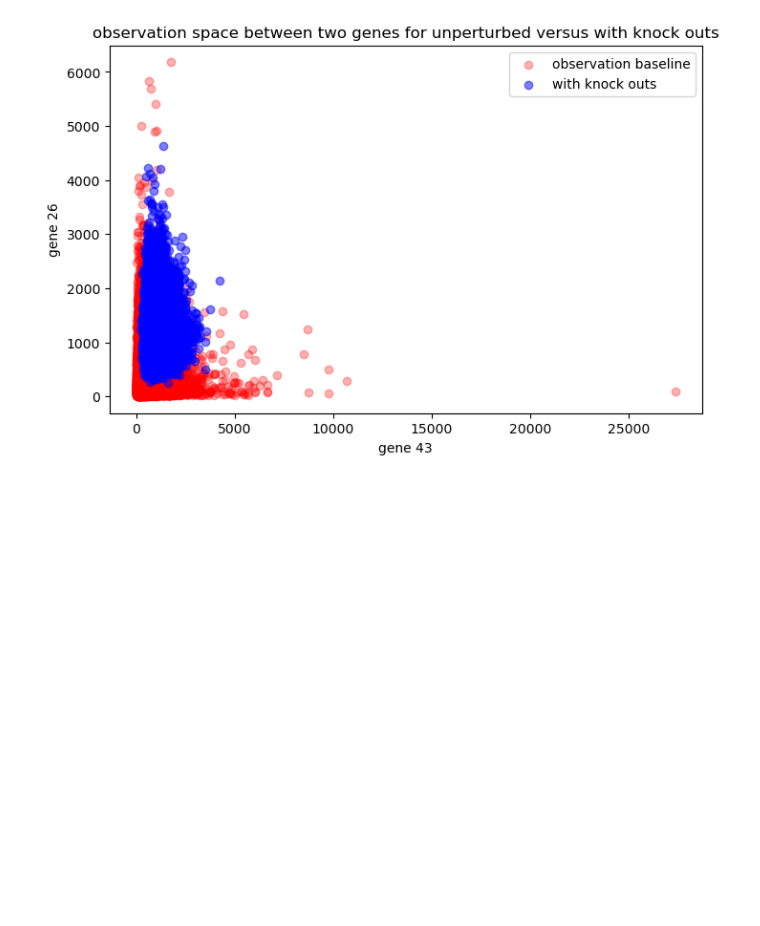
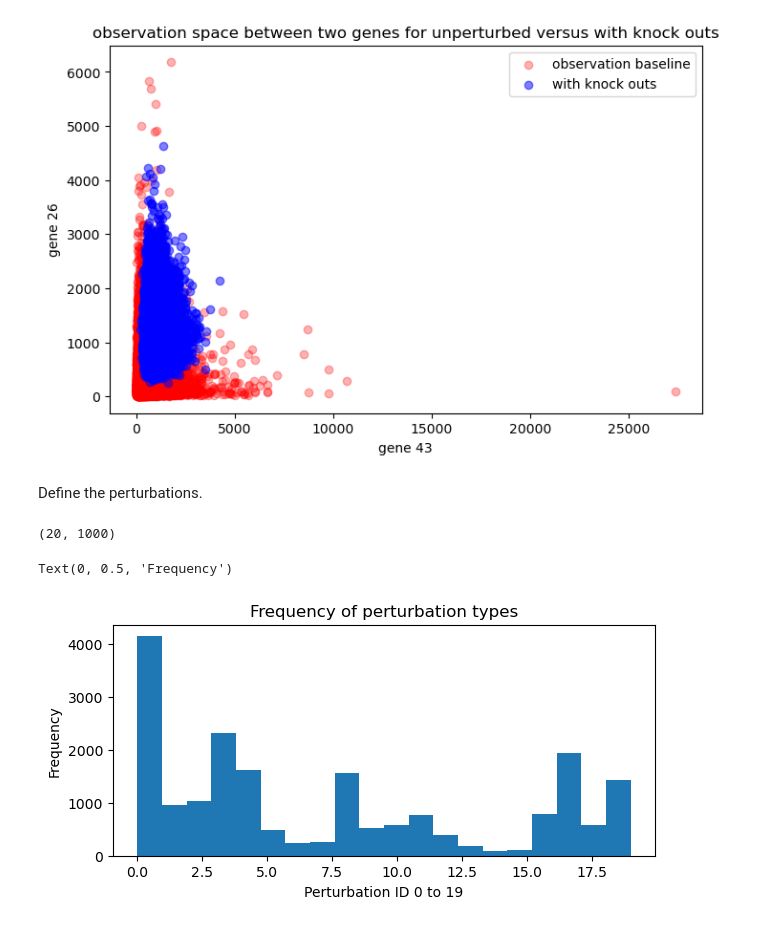
Before and after one commit to erialc-cal/cpa, a Jupyter notebook: Claire_simulations.ipynb, the cells around one changed output. Cells and saved outputs as stored; diff of their text form; code cells hidden in the pictures; blank space fills up the shorter version.

```diff
--- a/Claire_simulations.ipynb
+++ b/Claire_simulations.ipynb
@@ -212,3 +180,25 @@ plt.title('observation space between two genes for unperturbed versus with knock
 # %% [output]
 Text(0.5, 1.0, 'observation space between two genes for unperturbed versus with knock outs')
 [figure]
+# %% [markdown]
+Define the perturbations.
+# %%
+# assume 20 different perturbations, chosen at random.
+# will be binary array od 1000 values
+M_pert = randbin(K,N, p, seed=999)
+
+# need to extend it to 20 000 observations
+M_pert.shape
+# %% [output]
+(20, 1000)
+# %%
+np.random.seed(999)
+pert_keys = np.random.choice([i for i in range(20)],20000, p = [0.2, 0.05, 0.05, 0.12, 0.08, 0.025, 0.0125, 0.0125, 0.075, 0.025, 0.03, 0.04, 0.02, 0.01, 0.005, 0.005, 0.04, 0.1, 0.03, 0.07])
+plt.figure(figsize=(7,3))
+plt.hist(pert_keys,bins=20)
+plt.title("Frequency of perturbation types")
+plt.xlabel("Perturbation ID 0 to 19")
+plt.ylabel('Frequency')
+# %% [output]
+Text(0, 0.5, 'Frequency')
+[figure, added]
```
Also changed, not shown: parts of 27 cells of this notebook.
